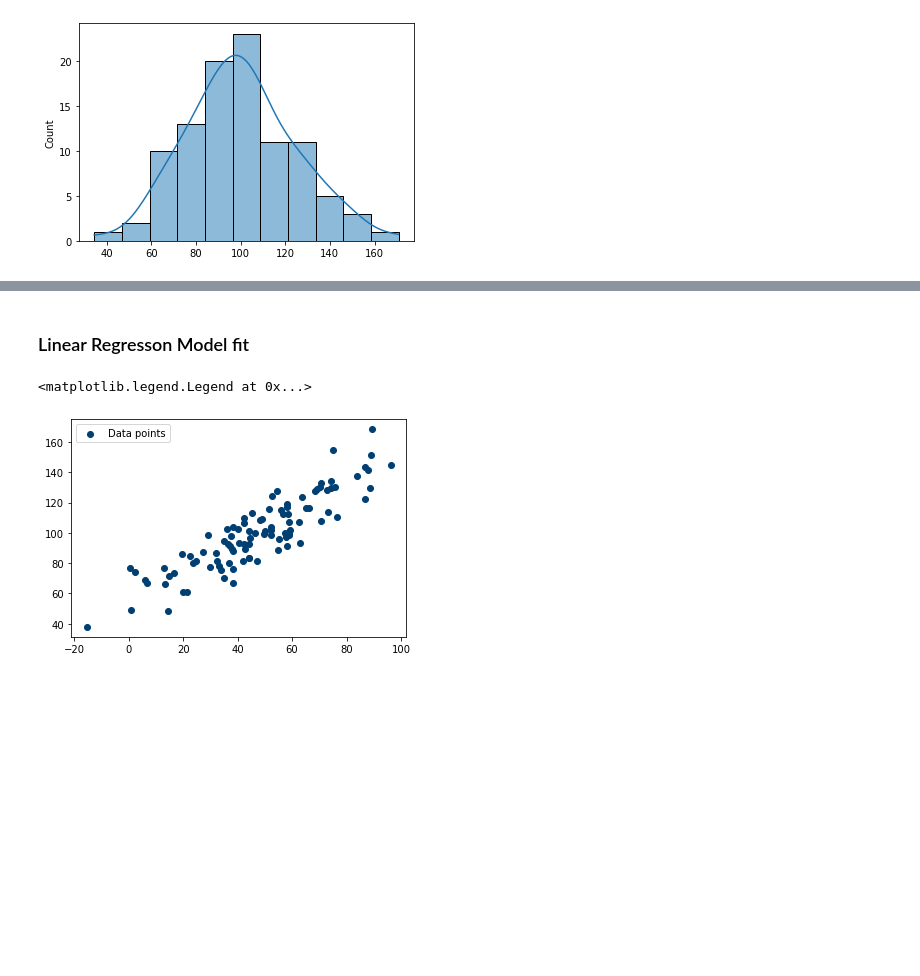
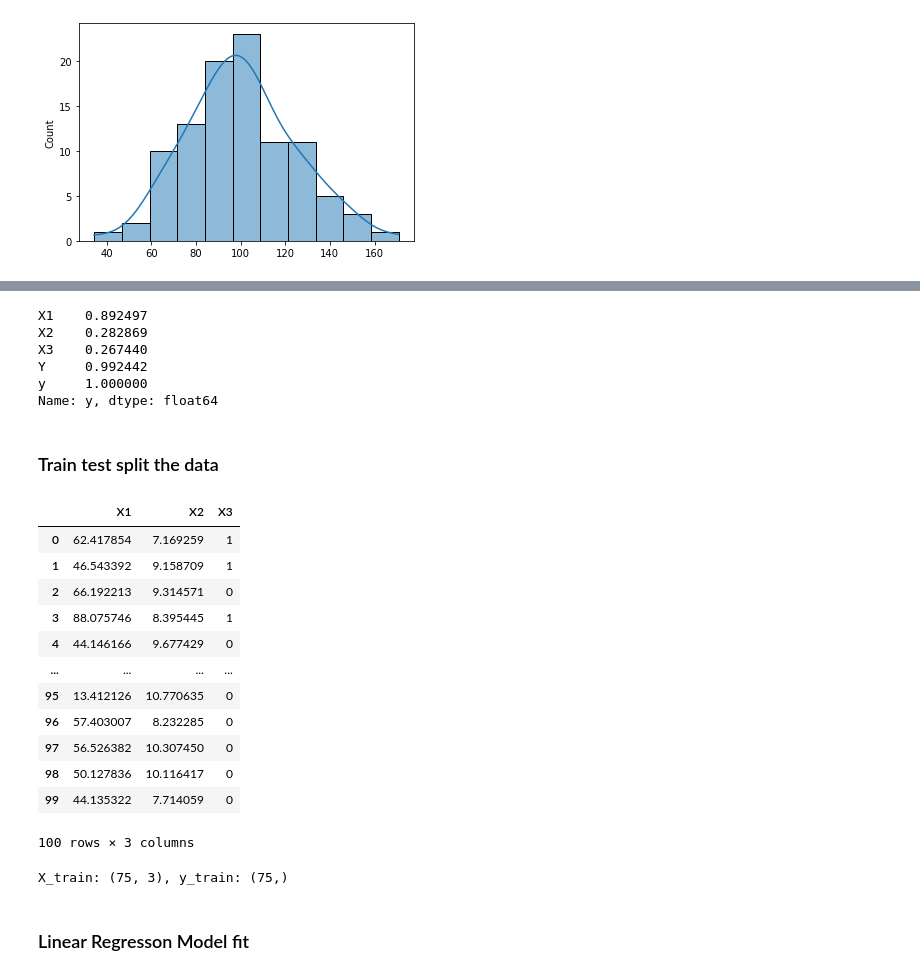
Before and after one commit to Mythamor/Linear_Regression, a Jupyter notebook: Linear_Regression.ipynb, the cells around one changed output, grey strips where cells are left out. Cells and saved outputs as stored; diff of their text form; code cells hidden in the pictures; blank space fills up the shorter version.

Commit message:
Linear Regression

```diff
--- a/Linear_Regression.ipynb
+++ b/Linear_Regression.ipynb
@@ -127,0 +155,12 @@ sns.histplot(Y, kde=True);
+# %%
+# Correlation of independent variables against the dependent variable Y
+df.corr()['y']
+# %% [output]
+X1    0.892497
+X2    0.282869
+X3    0.267440
+Y     0.992442
+y     1.000000
+Name: y, dtype: float64
+# %% [markdown]
+### Train test split the data
@@ -128,3 +169,26 @@ sns.histplot(Y, kde=True);
+# %%
+# Define X
+X = df[['X1', 'X2', 'X3']]
+X
+# %% [output]
+|  | X1 | X2 | X3 |
+| 0 | 62.417854 | 7.169259 | 1 |
+| 1 | 46.543392 | 9.158709 | 1 |
+| 2 | 66.192213 | 9.314571 | 0 |
+| 3 | 88.075746 | 8.395445 | 1 |
+| 4 | 44.146166 | 9.677429 | 0 |
+| ... | ... | ... | ... |
+| 95 | 13.412126 | 10.770635 | 0 |
+| 96 | 57.403007 | 8.232285 | 0 |
+| 97 | 56.526382 | 10.307450 | 0 |
+| 98 | 50.127836 | 10.116417 | 0 |
+| 99 | 44.135322 | 7.714059 | 0 |
+100 rows × 3 columns
+# %%
+X_train, X_test, y_train, y_test = train_test_split(X, y, test_size=0.25, random_state=42)
+print(f'X_train: {X_train.shape}, y_train: {y_train.shape}')
+# %% [output]
+X_train: (75, 3), y_train: (75,)
 # %% [markdown]
 ### Linear Regresson Model fit
 # %%
@@ -132,8 +196,0 @@ sns.histplot(Y, kde=True);
-# %%
-# Plot data and regression line
-plt.scatter(X1,Y,color='#003F72', label="Data points")
-
-plt.legend()
-# %% [output]
-<matplotlib.legend.Legend at 0x...>
-[figure, removed]
```
Also changed, not shown: parts of 12 cells of this notebook.
